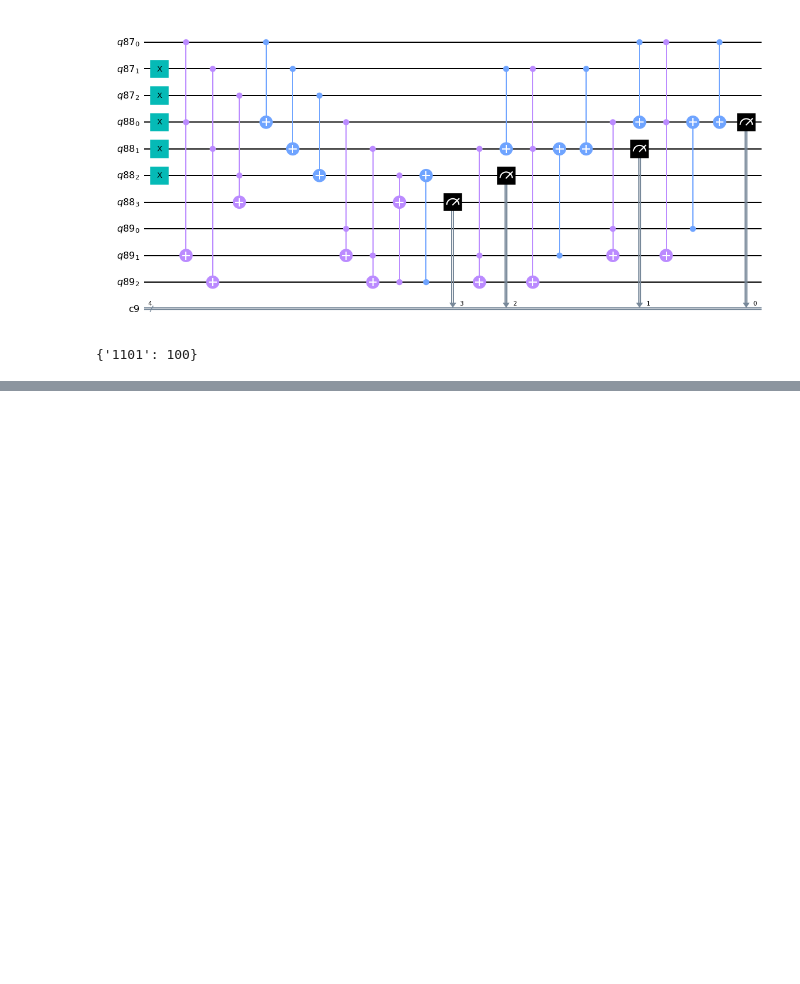
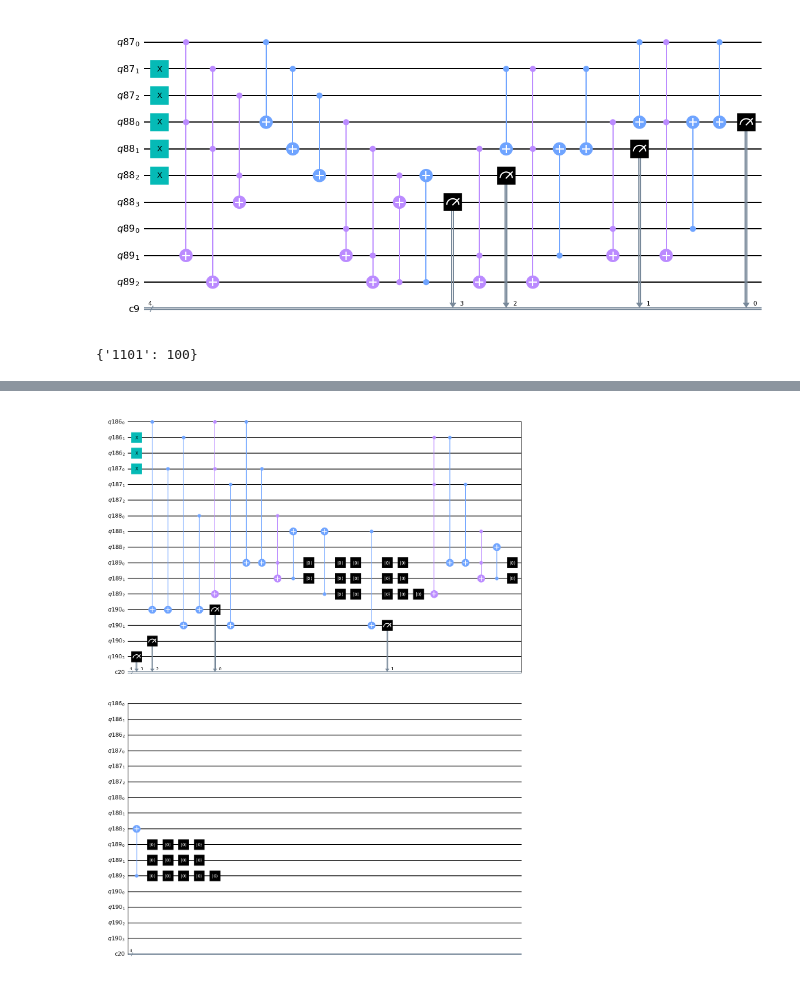
Before and after one commit to lmarza/QuantumDeskCalculator, a Jupyter notebook: deskCalculator.ipynb, the cells around one changed output, grey strips where cells are left out. Cells and saved outputs as stored; diff of their text form; code cells hidden in the pictures; blank space fills up the shorter version.

Commit message:
Binary adder done (toffoli)

```diff
--- a/deskCalculator.ipynb
+++ b/deskCalculator.ipynb
@@ -267,0 +215,73 @@ print(job_stats)
+# %%
+#ripple adder test
+
+#sum = (a xor b) xor cin
+#cout = (a and b) OR ((a xor b) and cin)
+#nel cout al posto dell'OR posso usare lo XOR!!!! non saranno mai i due and uguali a 1!!!
+
+for i in range(n-1):
+    #SUM
+    #sum = (a xor b) xor cin
+    # use cnots to write the XOR of the inputs on qubit 2
+    qc.cx(a[i], ris[i])
+    qc.cx(b[i], ris[i])
+
+    qc.cx(c[i], ris[i]) #??
+    #stiamo facendo lo xor su a e ris o su b e ris: se a o b = 1 allora flippa il risultato,
+    #se entrambi a e b sono = 1 allora si flippa 2 volte che è come se non fosse mai stato flippato
+
+    #CARRY
+    #cout = (a and b) XOR ((a xor b) and cin)
+    #cout = i+1
+    #cin = i
+    # use ccx to write the AND of the inputs on qubit 3
+    qc.ccx(a[i],b[i],supp[2])
+
+    qc.cx(a[i], supp[0])
+    qc.cx(b[i], supp[0])
+
+    qc.ccx(supp[0], c[i], supp[1])
+
+    qc.cx(supp[1], c[i+1])
+    qc.cx(supp[2], c[i+1])
+
+    #reset to 0 supp
+    qc.reset([9]*5)
+    qc.reset([10]*5)
+    qc.reset([11]*5)
+
+#SUM
+#sum = (a xor b) xor cin
+qc.cx(a[n-1], ris[n-1])
+qc.cx(b[n-1], ris[n-1])
+
+qc.cx(c[n-1], ris[n-1])
+
+#CARRY
+#cout = (a and b) XOR ((a xor b) and cin)
+#cout = i+1
+#cin = i
+# use ccx to write the AND of the inputs on qubit 3
+qc.ccx(a[n-1],b[n-1],supp[2])
+
+qc.cx(a[n-1], supp[0])
+qc.cx(b[n-1], supp[0])
+
+qc.ccx(supp[0], c[n-1], supp[1])
+
+#note: instead of saving the last cout in the c qubit, we store it in the last digit of the result (hence the longer ris + 1)
+qc.cx(supp[1], ris[n])
+qc.cx(supp[2], ris[n])
+
+#reset to 0 supp
+qc.reset([9]*5)
+qc.reset([10]*5)
+qc.reset([11]*5)
+
+
+for i in range(n+1):
+    qc.measure(ris[i], cl[i])
+
+qc.draw('mpl')
+# %% [output]
+[figure, added]
```
Also changed, not shown: parts of 14 cells of this notebook.
